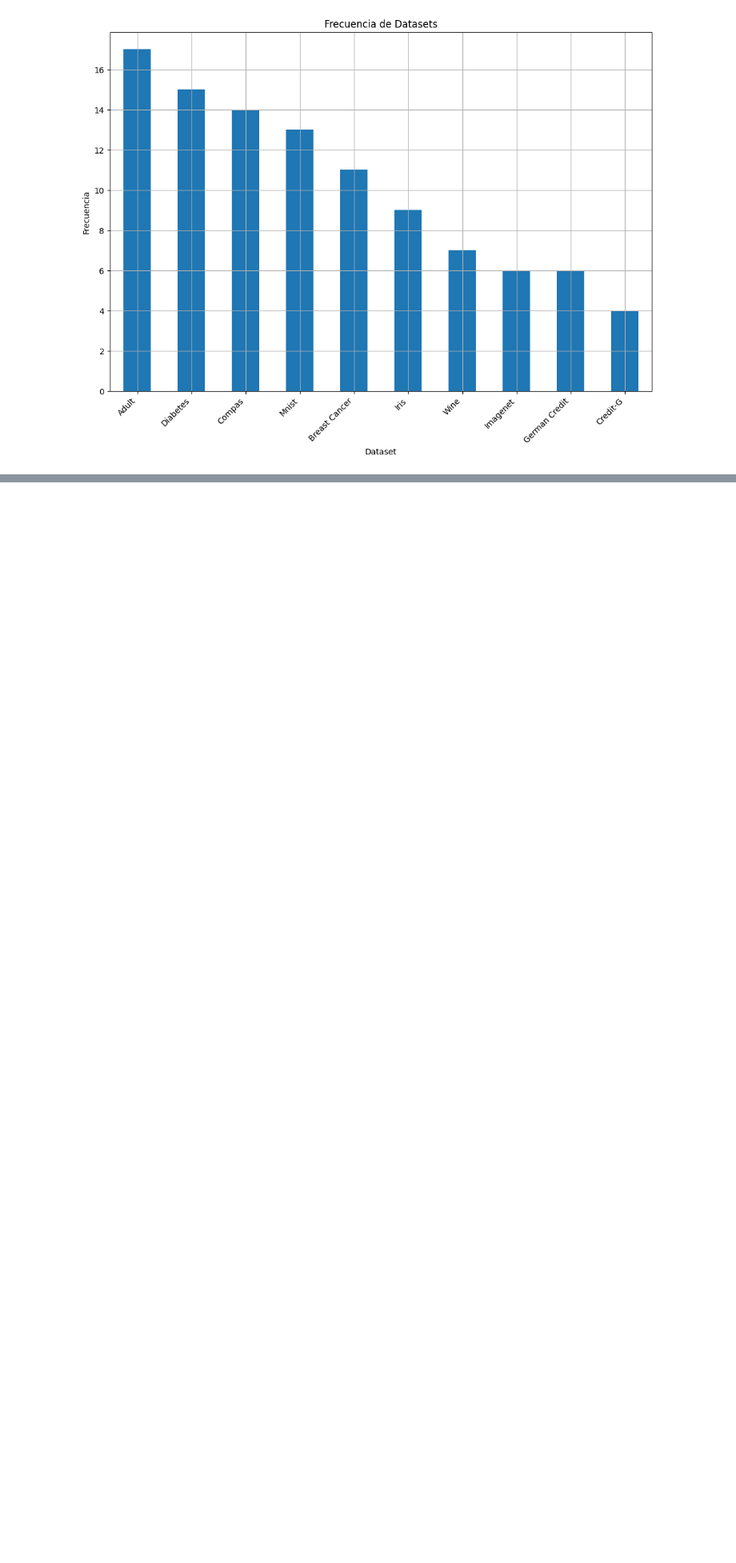
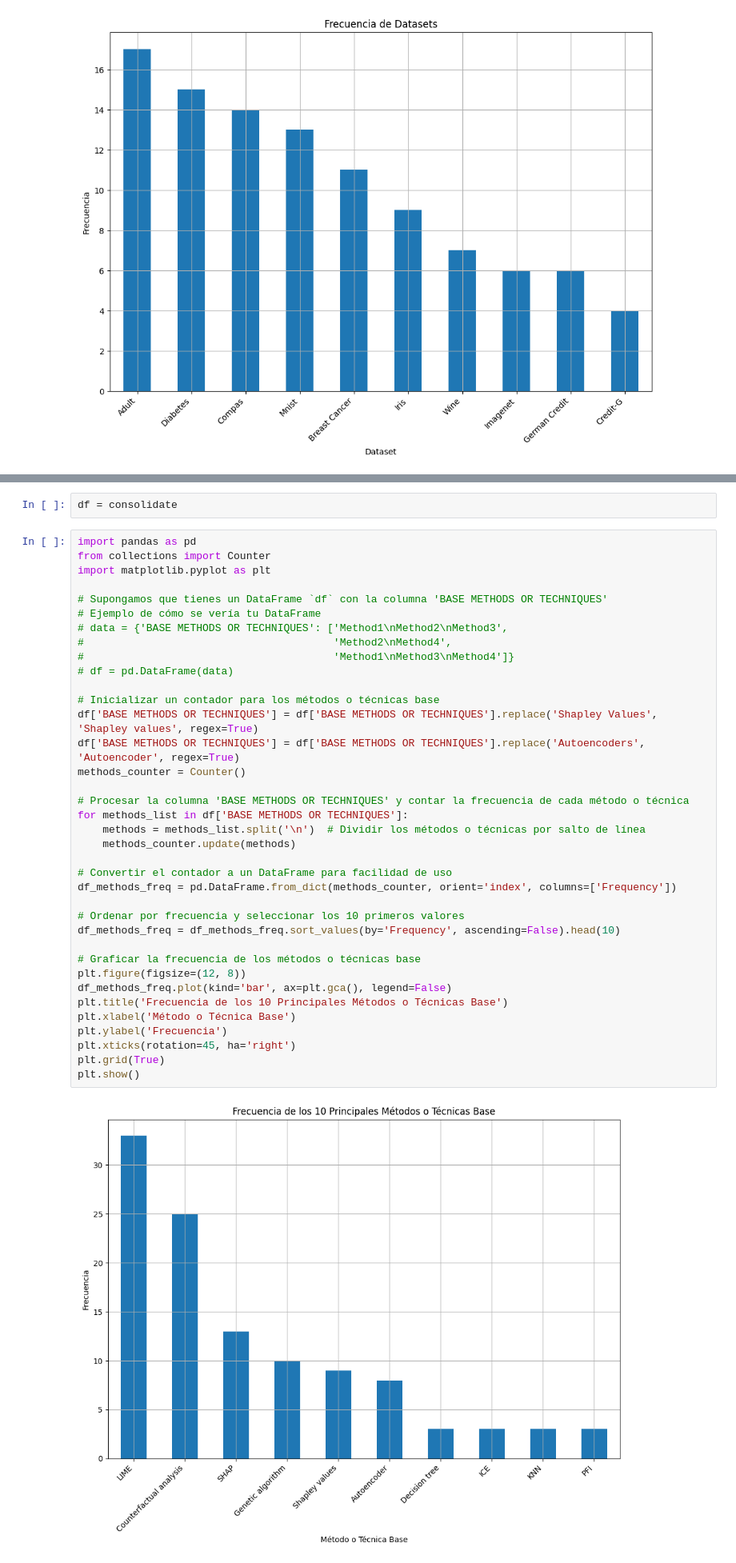
Before and after one commit to MysticDeepAI/AGNOSTIC-METHODS-AND-TECHNIQUES-FOR-INTERPRETABILITY-IN-MACHINE-LEARNING-a-systematic-review, a Jupyter notebook: DATA_ANALYSIS.ipynb, the cells around one changed output, grey strips where cells are left out. Shown at 80% size. Drawn from its saved outputs; the diff is of its cells as text; blank space fills up the shorter version.

```diff
--- a/DATA_ANALYSIS.ipynb
+++ b/DATA_ANALYSIS.ipynb
@@ -889,0 +892,41 @@ plt.show()
+# %%
+df = consolidate
+# %%
+import pandas as pd
+from collections import Counter
+import matplotlib.pyplot as plt
+
+# Supongamos que tienes un DataFrame `df` con la columna 'BASE METHODS OR TECHNIQUES'
+# Ejemplo de cómo se vería tu DataFrame
+# data = {'BASE METHODS OR TECHNIQUES': ['Method1\nMethod2\nMethod3',
+#                                        'Method2\nMethod4',
+#                                        'Method1\nMethod3\nMethod4']}
+# df = pd.DataFrame(data)
+
+# Inicializar un contador para los métodos o técnicas base
+df['BASE METHODS OR TECHNIQUES'] = df['BASE METHODS OR TECHNIQUES'].replace('Shapley Values', 'Shapley values', regex=True)
+df['BASE METHODS OR TECHNIQUES'] = df['BASE METHODS OR TECHNIQUES'].replace('Autoencoders', 'Autoencoder', regex=True)
+methods_counter = Counter()
+
+# Procesar la columna 'BASE METHODS OR TECHNIQUES' y contar la frecuencia de cada método o técnica
+for methods_list in df['BASE METHODS OR TECHNIQUES']:
+    methods = methods_list.split('\n')  # Dividir los métodos o técnicas por salto de línea
+    methods_counter.update(methods)
+
+# Convertir el contador a un DataFrame para facilidad de uso
+df_methods_freq = pd.DataFrame.from_dict(methods_counter, orient='index', columns=['Frequency'])
+
+# Ordenar por frecuencia y seleccionar los 10 primeros valores
+df_methods_freq = df_methods_freq.sort_values(by='Frequency', ascending=False).head(10)
+
+# Graficar la frecuencia de los métodos o técnicas base
+plt.figure(figsize=(12, 8))
+df_methods_freq.plot(kind='bar', ax=plt.gca(), legend=False)
+plt.title('Frecuencia de los 10 Principales Métodos o Técnicas Base')
+plt.xlabel('Método o Técnica Base')
+plt.ylabel('Frecuencia')
+plt.xticks(rotation=45, ha='right')
+plt.grid(True)
+plt.show()
+# %% [output]
+[figure, added]
```
Also changed, not shown: parts of 1 cell of this notebook.
